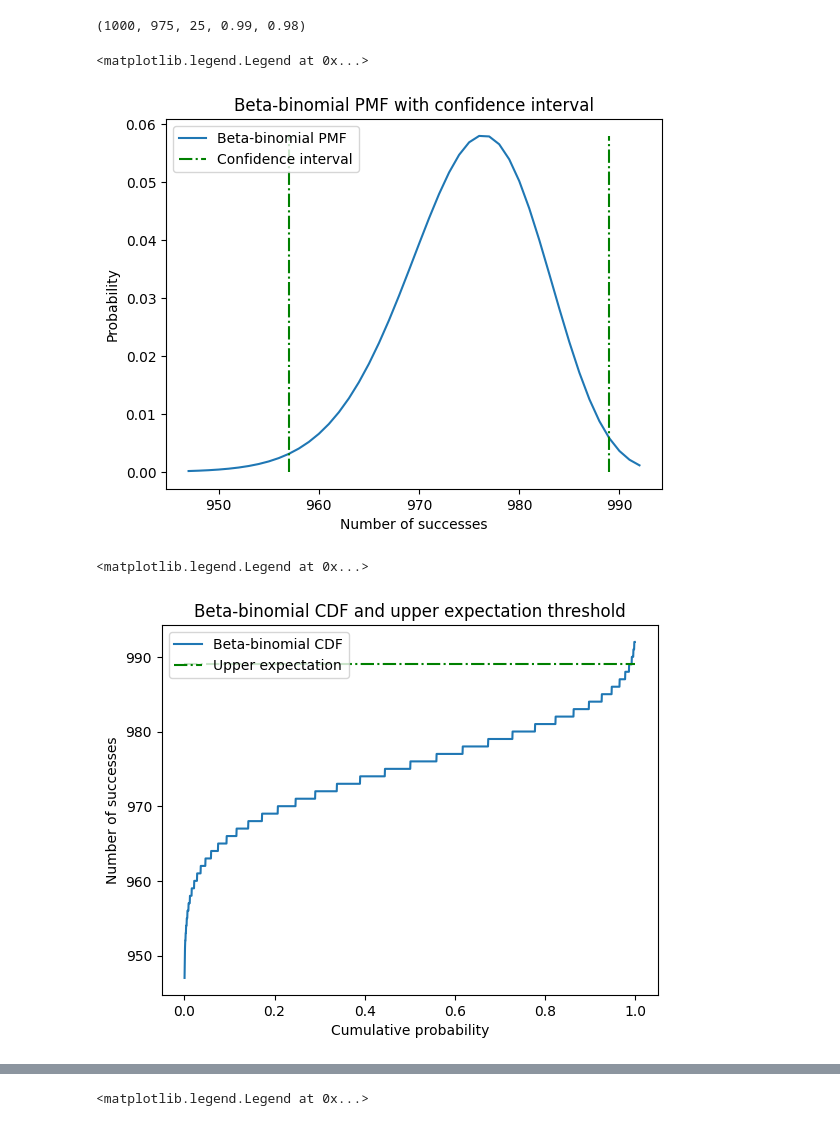
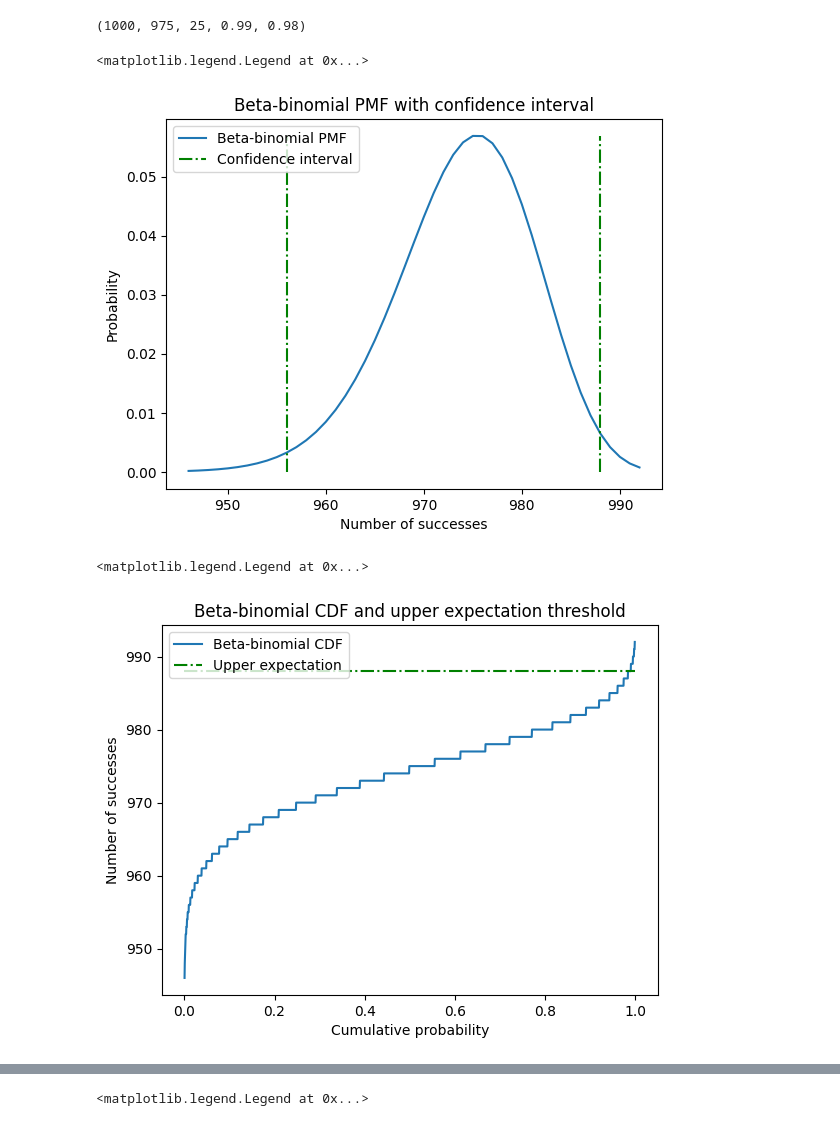
Before and after one commit to jlucas-oqc/playgound, a Jupyter notebook: beta_bin.ipynb, the cells around one changed output, grey strips where cells are left out. Saved outputs shown, nothing was run; the diff lists cells and outputs as text; code cells hidden in the pictures.

Commit message:
bug: Beta prior has a=b=1

```diff
--- a/beta_bin.ipynb
+++ b/beta_bin.ipynb
@@ -35,28 +36,28 @@ n, a, b, conf_lim_1tail, conf_lim_2tail
 # %%
 # Show the pdf of the expected number of good measurements for a new trial, given the number of good measurements so far (a) and the number of bad measurements (b).
 # Also the 2-tail confidence interval (centered around the median)
 fig, ax = plt.subplots(1, 1)
-plot_width = betabinom.interval(0.999, n, a, b)
+plot_width = betabinom.interval(0.999, n, a + 1, b + 1)
 x = np.arange(*plot_width)
-pmf = betabinom.pmf(x, n, a, b)
+pmf = betabinom.pmf(x, n, a + 1, b + 1)
 ax.plot(x, pmf, label="Beta-binomial PMF")
-conf_int = betabinom.interval(conf_lim_2tail, n, a, b)
+conf_int = betabinom.interval(conf_lim_2tail, n, a + 1, b + 1)
 ax.vlines(conf_int, 0, max(pmf), colors="g", linestyles="-.", label="Confidence interval")
 ax.set_xlabel("Number of successes")
 ax.set_ylabel("Probability")
 ax.set_title("Beta-binomial PMF with confidence interval")
 ax.legend()
 # %% [output]
 <matplotlib.legend.Legend at 0x...>
-[figure, old version]
+[figure, new version]
 # %%
 # Alternatively, plot the cdf of a new trial showing the 1-tailed threshold
 step = 0.0005
 x = np.arange(0, 1, step)
 x = x[1:-1]
 plt.figure()
-plt.plot(x, betabinom.ppf(x, n, a, b), label="Beta-binomial CDF")
-upper_expectation = betabinom.ppf(conf_lim_1tail, n, a, b)
+plt.plot(x, betabinom.ppf(x, n, a + 1, b + 1), label="Beta-binomial CDF")
+upper_expectation = betabinom.ppf(conf_lim_1tail, n, a + 1, b + 1)
 plt.hlines(upper_expectation, 0, 1, colors="g", linestyles="-.", label="Upper expectation")
 plt.xlabel("Cumulative probability")
 plt.ylabel("Number of successes")
@@ -64,7 +65,7 @@ plt.title("Beta-binomial CDF and upper expectation threshold")
 plt.legend()
 # %% [output]
 <matplotlib.legend.Legend at 0x...>
-[figure, old version]
+[figure, new version]
 # %%
 upper_expectation, conf_int
 # %% [output]
```
Also changed, not shown: parts of 3 cells of this notebook.
